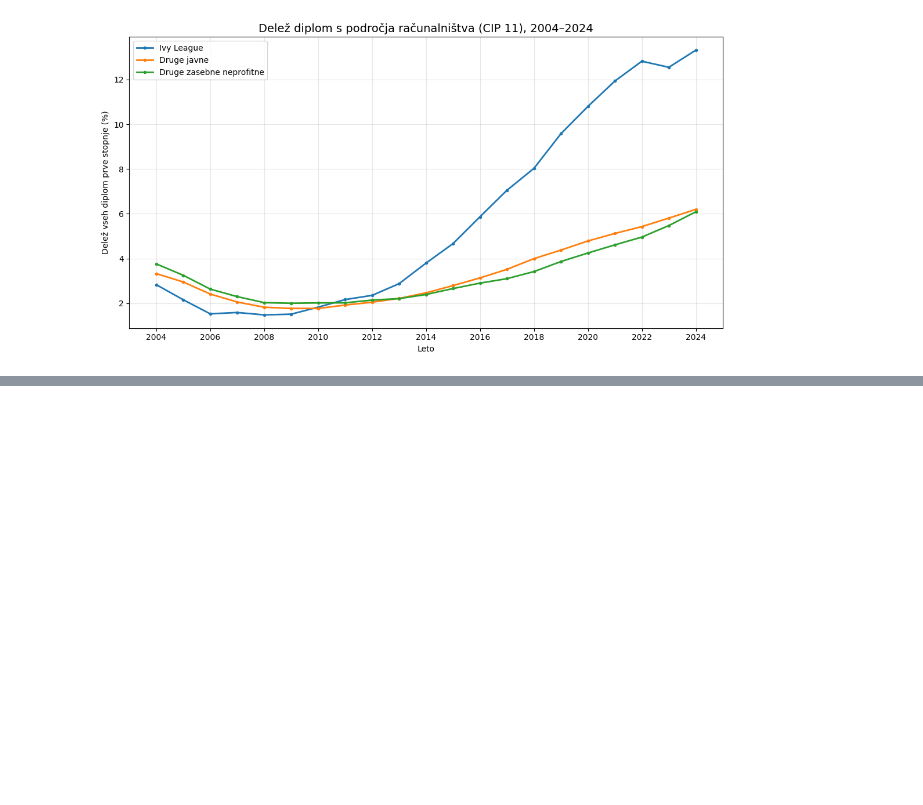
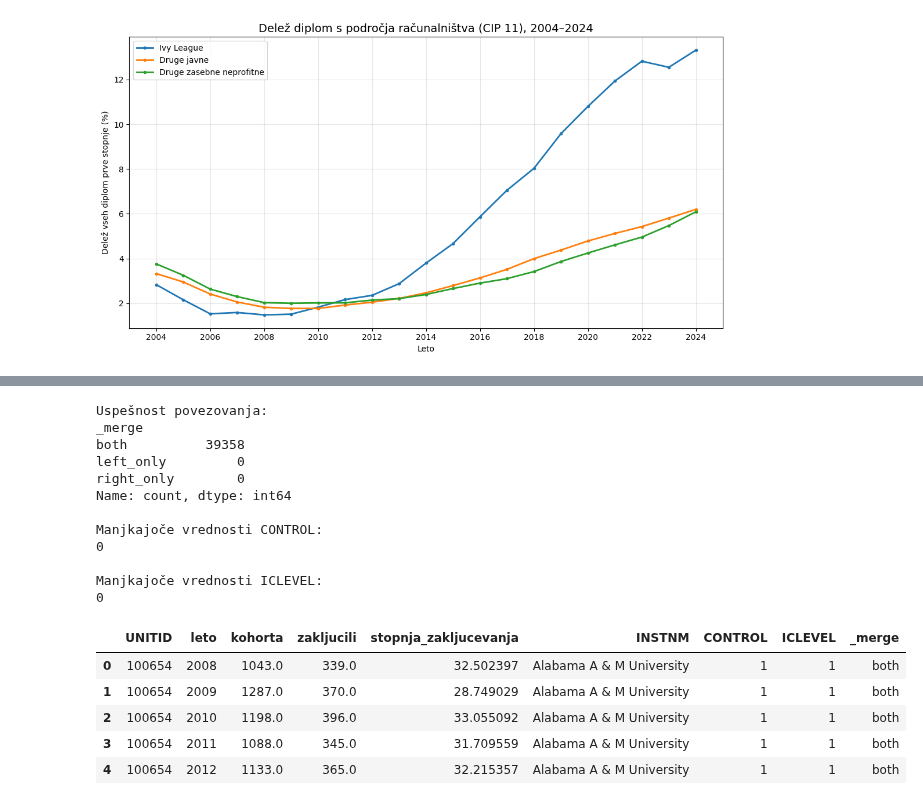
Before and after one commit to anacvetkoo/MOS-projekt, a Jupyter notebook: notebooks/Ana_teden3.ipynb, the cells around one changed output, grey strips where cells are left out. Cells and saved outputs as stored; diff of their text form; code cells hidden in the pictures; blank space fills up the shorter version.

```diff
--- a/notebooks/Ana_teden3.ipynb
+++ b/notebooks/Ana_teden3.ipynb
@@ -1220,0 +1351,44 @@ plt.show()
+# %%
+#povezovanje stopenj zaključevanja z institucionalnimi podatki
+df_rv2_povezano = df_rv2_analiza.merge(
+    df_institucije[
+        ["UNITID", "leto", "INSTNM", "CONTROL", "ICLEVEL"]
+    ],
+    on=["UNITID", "leto"],
+    how="left",
+    validate="one_to_one",
+    indicator=True
+)
+
+#preverjanje uspešnosti povezovanja
+print("Uspešnost povezovanja:")
+print(df_rv2_povezano["_merge"].value_counts())
+
+#preverjanje manjkajočih institucionalnih podatkov
+print("\nManjkajoče vrednosti CONTROL:")
+print(df_rv2_povezano["CONTROL"].isna().sum())
+
+print("\nManjkajoče vrednosti ICLEVEL:")
+print(df_rv2_povezano["ICLEVEL"].isna().sum())
+
+#pregled prvih petih povezanih zapisov
+display(df_rv2_povezano.head())
+# %% [output]
+Uspešnost povezovanja:
+_merge
+both          39358
+left_only         0
+right_only        0
+Name: count, dtype: int64
+
+Manjkajoče vrednosti CONTROL:
+0
+
+Manjkajoče vrednosti ICLEVEL:
+0
+|  | UNITID | leto | kohorta | zakljucili | stopnja_zakljucevanja | INSTNM | CONTROL | ICLEVEL | _merge |
+| 0 | 100654 | 2008 | 1043.0 | 339.0 | 32.502397 | Alabama A & M University | 1 | 1 | both |
+| 1 | 100654 | 2009 | 1287.0 | 370.0 | 28.749029 | Alabama A & M University | 1 | 1 | both |
+| 2 | 100654 | 2010 | 1198.0 | 396.0 | 33.055092 | Alabama A & M University | 1 | 1 | both |
+| 3 | 100654 | 2011 | 1088.0 | 345.0 | 31.709559 | Alabama A & M University | 1 | 1 | both |
+| 4 | 100654 | 2012 | 1133.0 | 365.0 | 32.215357 | Alabama A & M University | 1 | 1 | both |
```
Also changed, not shown: parts of 11 cells of this notebook.
